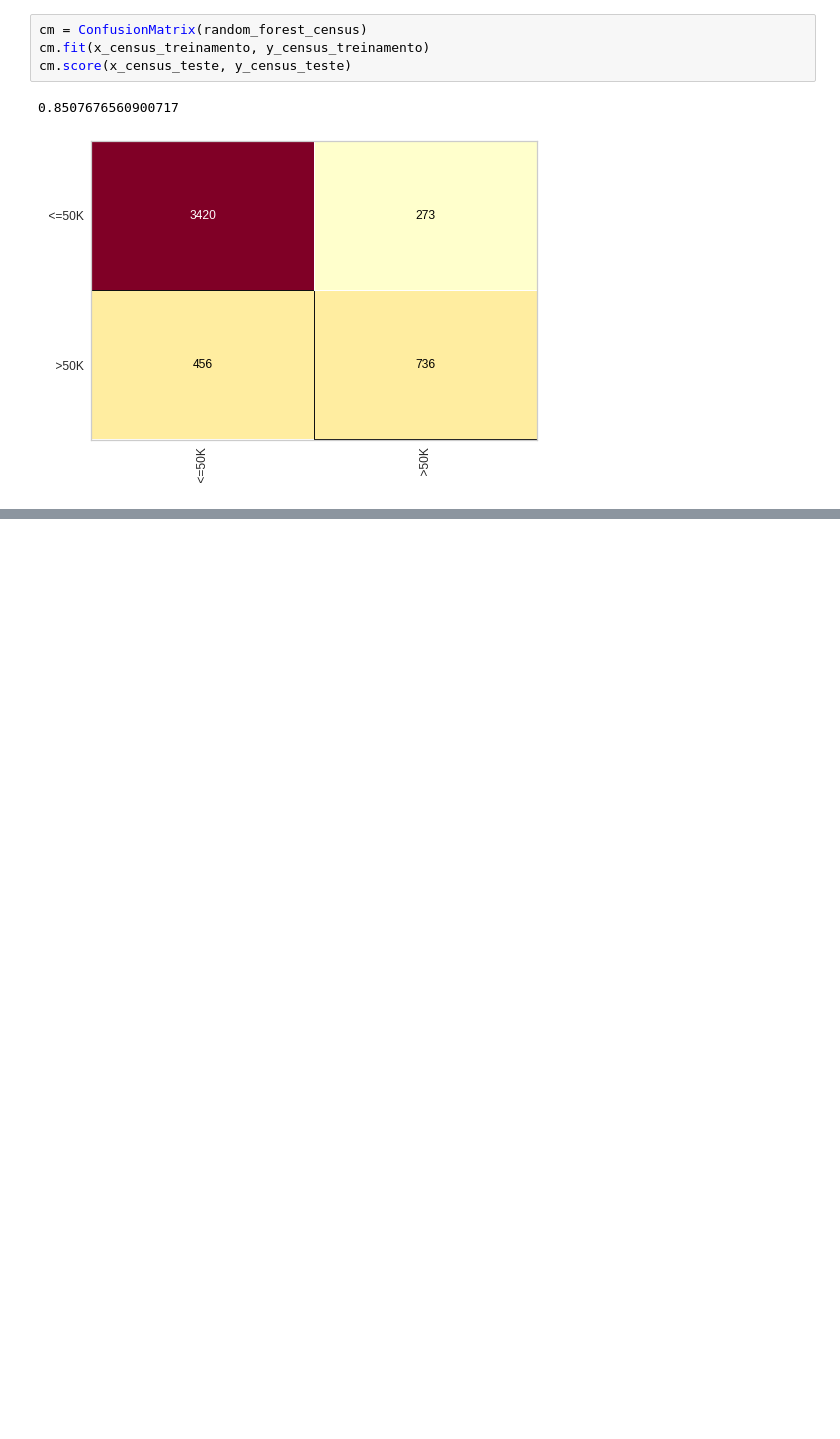
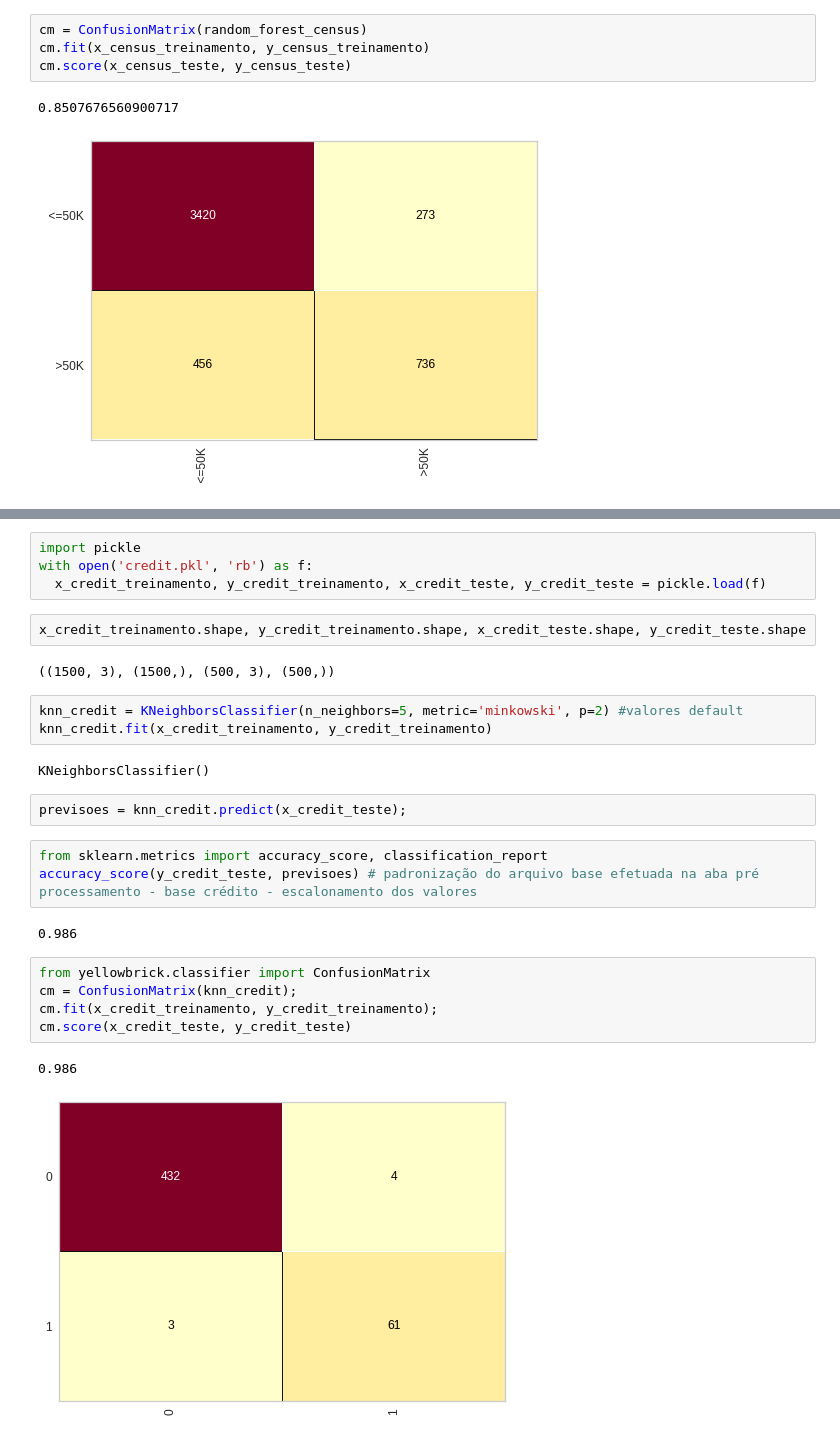
Before and after one commit to luhenr/processamentoDados-ML, a Jupyter notebook: AprendizadoDSML.ipynb, the cells around one changed output, grey strips where cells are left out. Drawn from its saved outputs; the diff is of its cells as text; blank space fills up the shorter version.

```diff
--- a/AprendizadoDSML.ipynb
+++ b/AprendizadoDSML.ipynb
@@ -910,0 +1119,28 @@ cm.score(x_census_teste, y_census_teste)
+# %%
+import pickle
+with open('credit.pkl', 'rb') as f:
+  x_credit_treinamento, y_credit_treinamento, x_credit_teste, y_credit_teste = pickle.load(f)
+# %%
+x_credit_treinamento.shape, y_credit_treinamento.shape, x_credit_teste.shape, y_credit_teste.shape
+# %% [output]
+((1500, 3), (1500,), (500, 3), (500,))
+# %%
+knn_credit = KNeighborsClassifier(n_neighbors=5, metric='minkowski', p=2) #valores default
+knn_credit.fit(x_credit_treinamento, y_credit_treinamento)
+# %% [output]
+KNeighborsClassifier()
+# %%
+previsoes = knn_credit.predict(x_credit_teste);
+# %%
+from sklearn.metrics import accuracy_score, classification_report
+accuracy_score(y_credit_teste, previsoes) # padronização do arquivo base efetuada na aba pré processamento - base crédito - escalonamento dos valores
+# %% [output]
+0.986
+# %%
+from yellowbrick.classifier import ConfusionMatrix
+cm = ConfusionMatrix(knn_credit);
+cm.fit(x_credit_treinamento, y_credit_treinamento);
+cm.score(x_credit_teste, y_credit_teste)
+# %% [output]
+0.986
+[figure, added]
```
Also changed, not shown: parts of 55 cells of this notebook.
